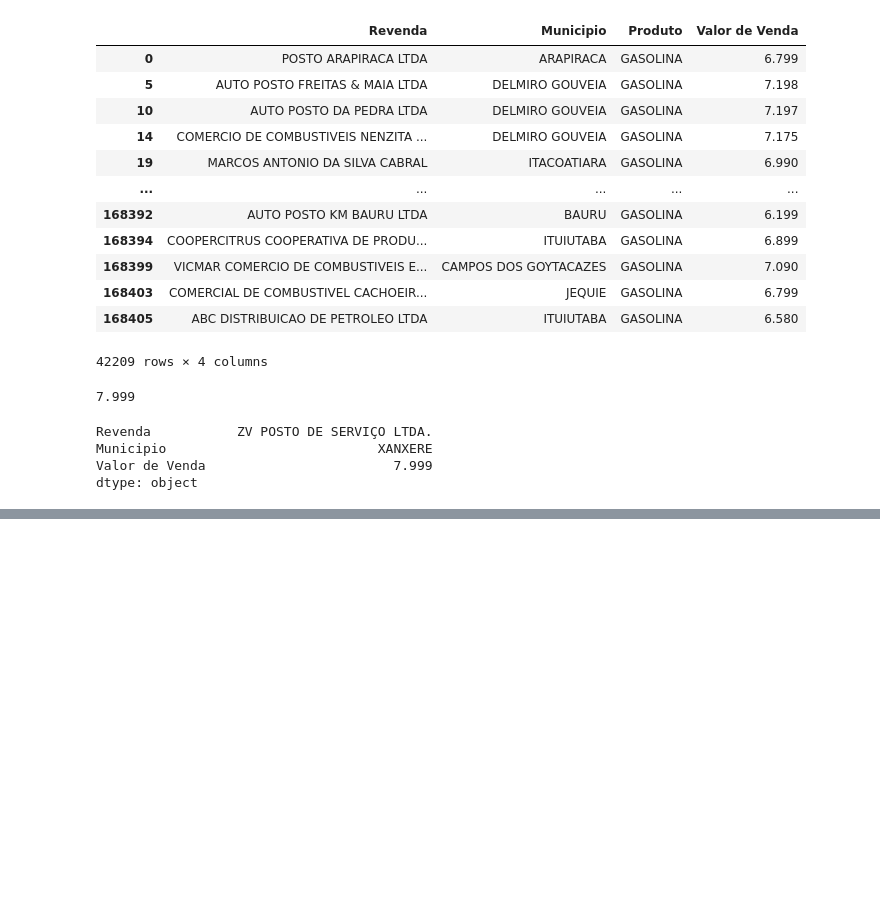
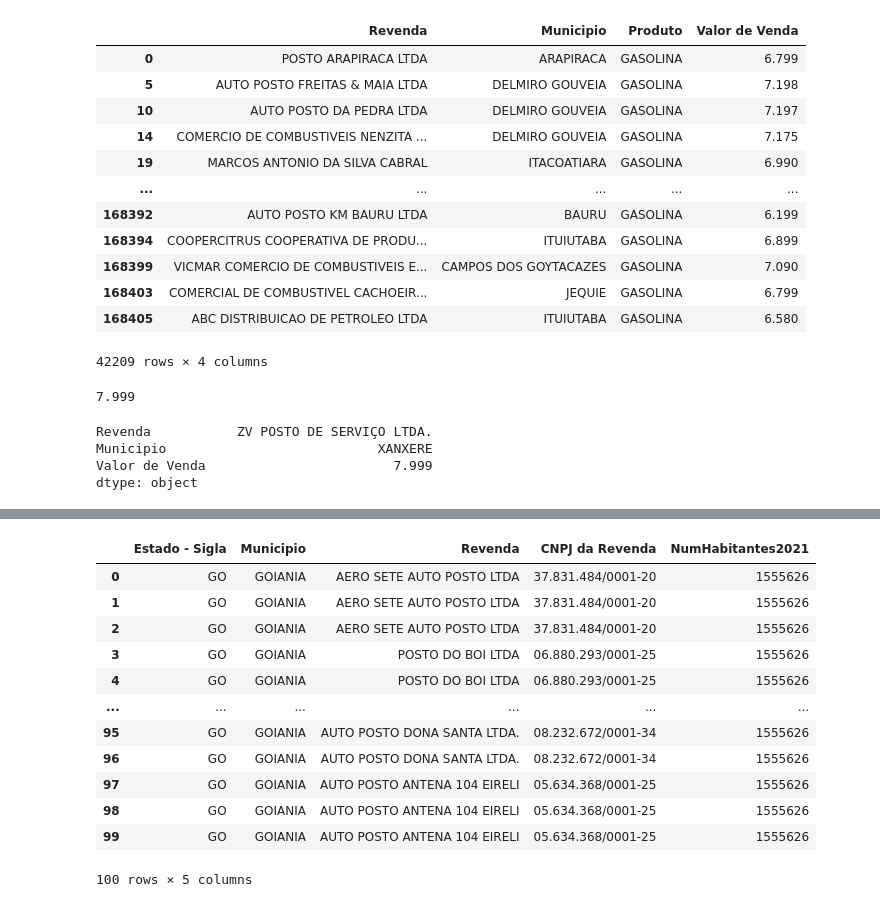
Before and after one commit to GabrielFerreiraTrindade/Python-Pandas, a Jupyter notebook: Exemplo_Pandas.ipynb, the cells around one changed output, grey strips where cells are left out. Drawn from its saved outputs; the diff is of its cells as text; code cells hidden in the pictures; blank space fills up the shorter version.

```diff
--- a/Exemplo_Pandas.ipynb
+++ b/Exemplo_Pandas.ipynb
@@ -227,0 +432,4 @@ dtype: object
+# %%
+#Destruir coluna completamente vazia (todas as linhas são nulas)
+merge_df.dropna(axis='columns', inplace=True)
+print(merge_df.info())
@@ -227,0 +454,6 @@ dtype: object
+# %%
+colunas=['Regiao - Sigla', 'Nome da Rua', 'Numero Rua',
+         'Bairro', 'Cep', 'Produto', 'Data da Coleta', 'Valor de Venda',
+         'Unidade de Medida', 'Bandeira', 'Ativo', 'Status do Valor de Venda']
+merge_df.drop(labels=colunas, axis=1, inplace=True)
+print(merge_df.info())
@@ -227,0 +474,16 @@ dtype: object
+# %%
+display (merge_df.head(100))
+# %% [output]
+|  | Estado - Sigla | Municipio | Revenda | CNPJ da Revenda | NumHabitantes2021 |
+| 0 | GO | GOIANIA | AERO SETE AUTO POSTO LTDA | 37.831.484/0001-20 | 1555626 |
+| 1 | GO | GOIANIA | AERO SETE AUTO POSTO LTDA | 37.831.484/0001-20 | 1555626 |
+| 2 | GO | GOIANIA | AERO SETE AUTO POSTO LTDA | 37.831.484/0001-20 | 1555626 |
+| 3 | GO | GOIANIA | POSTO DO BOI LTDA | 06.880.293/0001-25 | 1555626 |
+| 4 | GO | GOIANIA | POSTO DO BOI LTDA | 06.880.293/0001-25 | 1555626 |
+| ... | ... | ... | ... | ... | ... |
+| 95 | GO | GOIANIA | AUTO POSTO DONA SANTA LTDA. | 08.232.672/0001-34 | 1555626 |
+| 96 | GO | GOIANIA | AUTO POSTO DONA SANTA LTDA. | 08.232.672/0001-34 | 1555626 |
+| 97 | GO | GOIANIA | AUTO POSTO ANTENA 104 EIRELI | 05.634.368/0001-25 | 1555626 |
+| 98 | GO | GOIANIA | AUTO POSTO ANTENA 104 EIRELI | 05.634.368/0001-25 | 1555626 |
+| 99 | GO | GOIANIA | AUTO POSTO ANTENA 104 EIRELI | 05.634.368/0001-25 | 1555626 |
+100 rows × 5 columns
```
Also changed, not shown: parts of 17 cells of this notebook.
